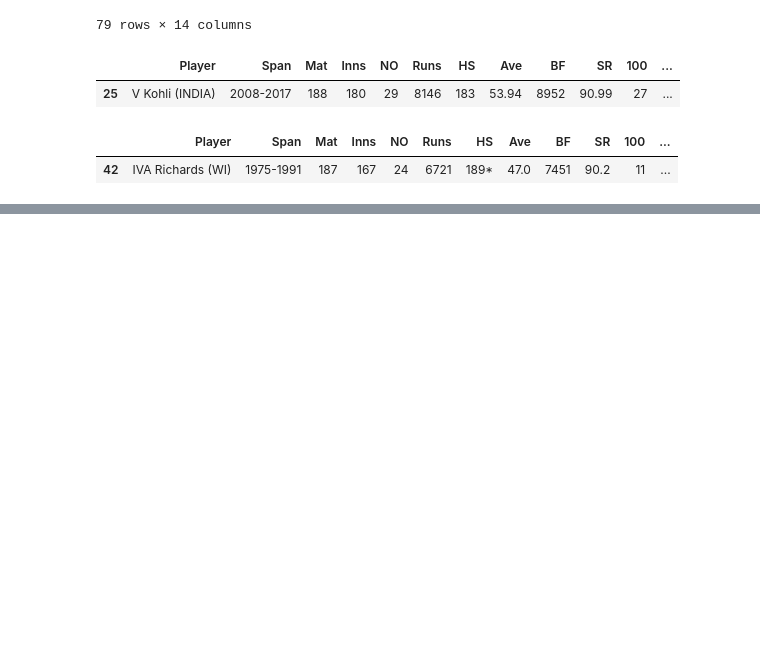
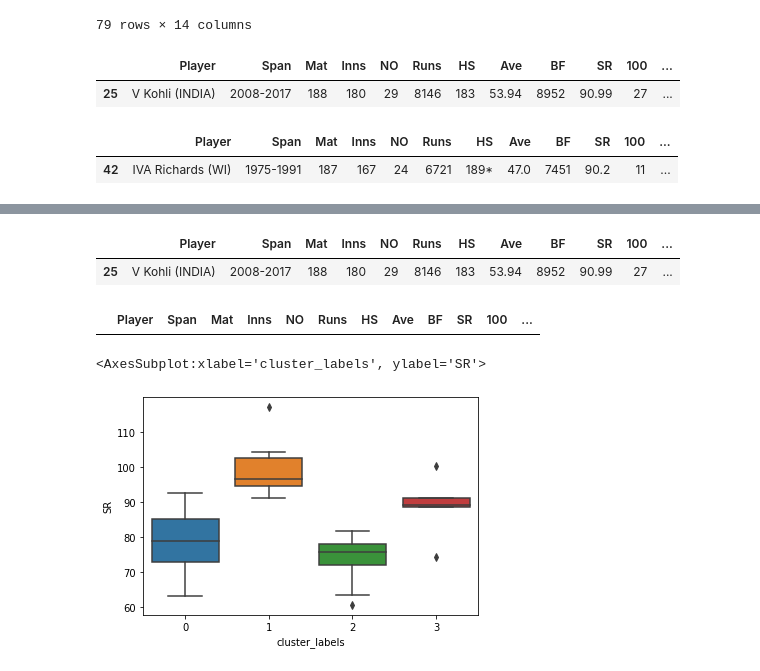
Before and after one commit to sreedevisreekumar/clustering, a Jupyter notebook: KMeansClustering.ipynb, the cells around one changed output, grey strips where cells are left out. Saved outputs shown, nothing was run; the diff lists cells and outputs as text; code cells hidden in the pictures; blank space fills up the shorter version.

```diff
--- a/KMeansClustering.ipynb
+++ b/KMeansClustering.ipynb
@@ -180,0 +222,4 @@ cricket_df.loc[cricket_df['Player'] == 'IVA Richards (WI)']
+# %%
+# 3 clusters
+cluster_labels = cut_tree(mergings, n_clusters=4).reshape(-1, )
+cluster_labels
@@ -180,0 +231,5 @@ cricket_df.loc[cricket_df['Player'] == 'IVA Richards (WI)']
+# %%
+# assign cluster labels
+cricket_df['cluster_labels'] = cluster_labels
+pd.set_option('display.max_rows', 500)
+cricket_df.head(100)
@@ -180,0 +254,15 @@ cricket_df.loc[cricket_df['Player'] == 'IVA Richards (WI)']
+# %%
+cricket_df.loc[cricket_df['Player'] == 'V Kohli (INDIA)']
+# %% [output]
+|  | Player | Span | Mat | Inns | NO | Runs | HS | Ave | BF | SR | 100 | ... |
+| 25 | V Kohli (INDIA) | 2008-2017 | 188 | 180 | 29 | 8146 | 183 | 53.94 | 8952 | 90.99 | 27 | ... |
+# %%
+cricket_df.loc[cricket_df['Player'] == 'SR Tendulkar (INDIA)']
+# %% [output]
+|  | Player | Span | Mat | Inns | NO | Runs | HS | Ave | BF | SR | 100 | ... |
+# %%
+# plots
+sns.boxplot(x='cluster_labels', y='SR', data=cricket_df)
+# %% [output]
+<AxesSubplot:xlabel='cluster_labels', ylabel='SR'>
+[figure, added]
```
Also changed, not shown: parts of 10 cells of this notebook.
